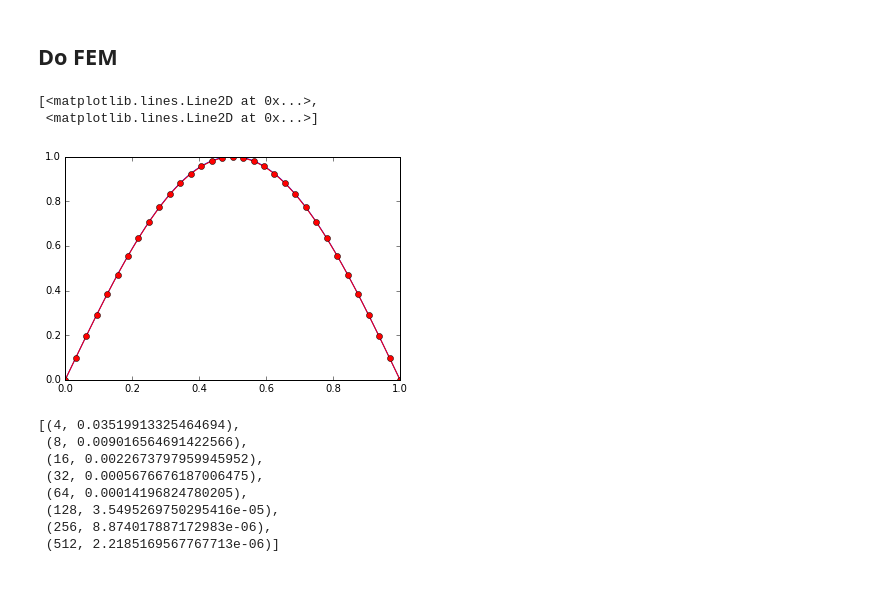
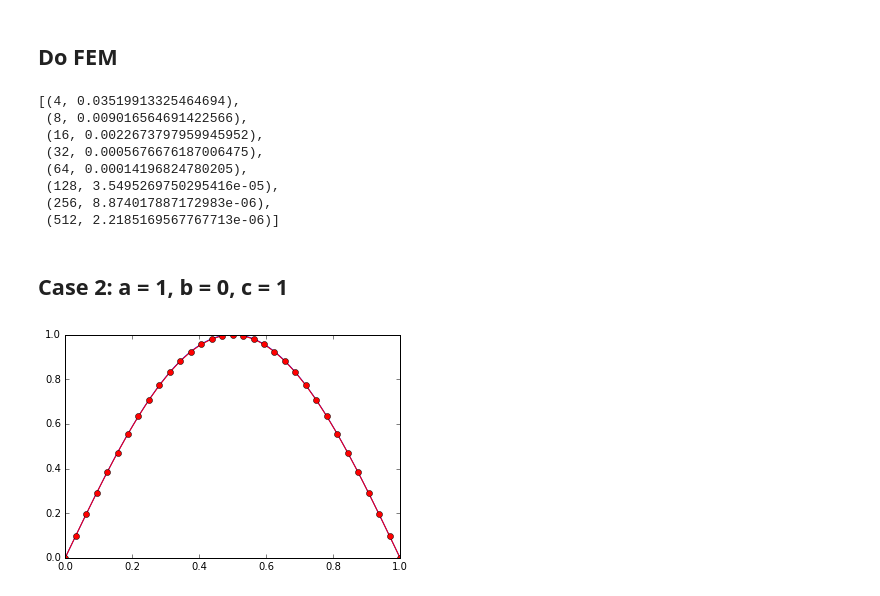
Before and after one commit to alcarney/polynomial_chaos, a Jupyter notebook: src/one_d_deterministic.ipynb, the cells around one changed output. Saved outputs shown, nothing was run; the diff lists cells and outputs as text; code cells hidden in the pictures.

```diff
--- a/src/one_d_deterministic.ipynb
+++ b/src/one_d_deterministic.ipynb
@@ -5,4 +5,23 @@ from math import sin, pi
 import numpy as np
+# %%
+def do_fem(f, a, b, c):
+    errors = []
+    XS = np.linspace(0, 1, 512)
+    US = [u(x) for x in XS]
+
+    for N in [4, 8, 16, 32, 64, 128, 256, 512]:
+        # Solve the system
+        xs, U = solve_system(f, N, a, b, c)
+
+        # Calculate the error
+        errors.append((N, L2_error(u, U, N)))
+
+        # Do a plot
+        if N == 32:
+            p = plt.plot(XS, US)
+            p += plt.plot(xs, U, 'r-o')
+
+    return errors, p
 # %% [markdown]
 ## Define the problem
 # %%
@@ -16,27 +50,5 @@ def f(x):
 # %% [markdown]
 ## Do FEM
-# %%
-errors = []
-XS = np.linspace(0, 1, 512)
-US = [u(x) for x in XS]
-
-for N in [4, 8, 16, 32, 64, 128, 256, 512]:
-    # Solve the system
-    xs, U = solve_system(f, N, a, b, c)
-
-    # Calculate the error
-    errors.append((N, L2_error(u, U, N)))
-
-    # Do a plot
-    if N == 32:
-        p = plt.plot(XS, US)
-        p += plt.plot(xs, U, 'r-o')
-
-p
-# %% [output]
-[<matplotlib.lines.Line2D at 0x...>,
- <matplotlib.lines.Line2D at 0x...>]
-[figure, removed]
 # %%
 errors
 # %% [output]
@@ -48,3 +60,17 @@ errors
  (128, 3.5495269750295416e-05),
  (256, 8.874017887172983e-06),
  (512, 2.2185169567767713e-06)]
+# %% [markdown]
+## Case 2: a = 1, b = 0, c = 1
+# %%
+a, b, c = 1, 0, 1
+
+def u(x):
+    return sin(pi*x)
+
+def f(x):
+    return (pi**2)*sin(pi*x) + sin(pi*x)
+
+errors, p = do_fem(f, a, b, c)
+# %% [output]
+[figure, added]
```
Also changed, not shown: parts of 9 cells of this notebook, 2 other files.
